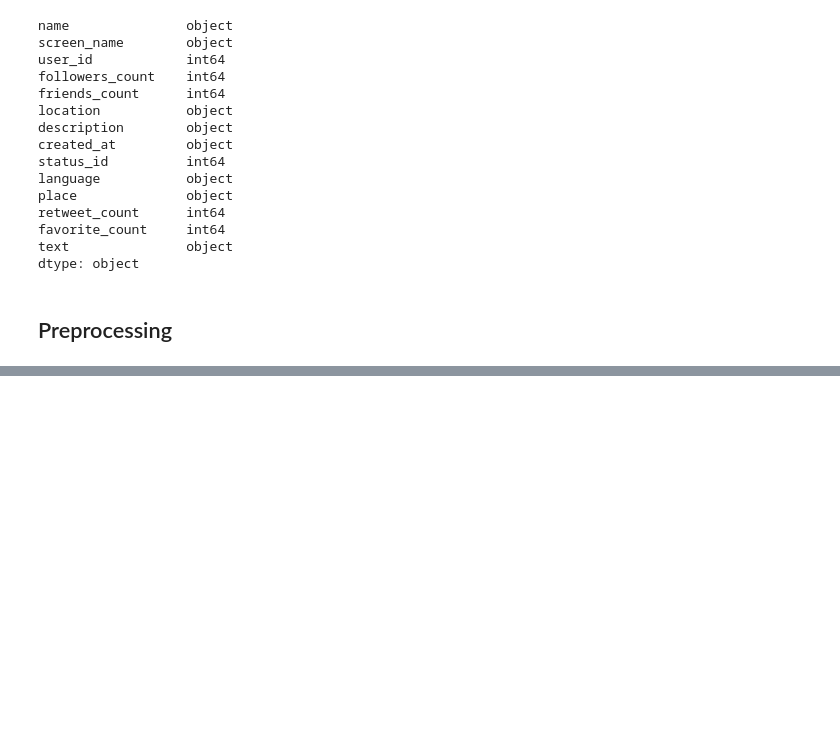
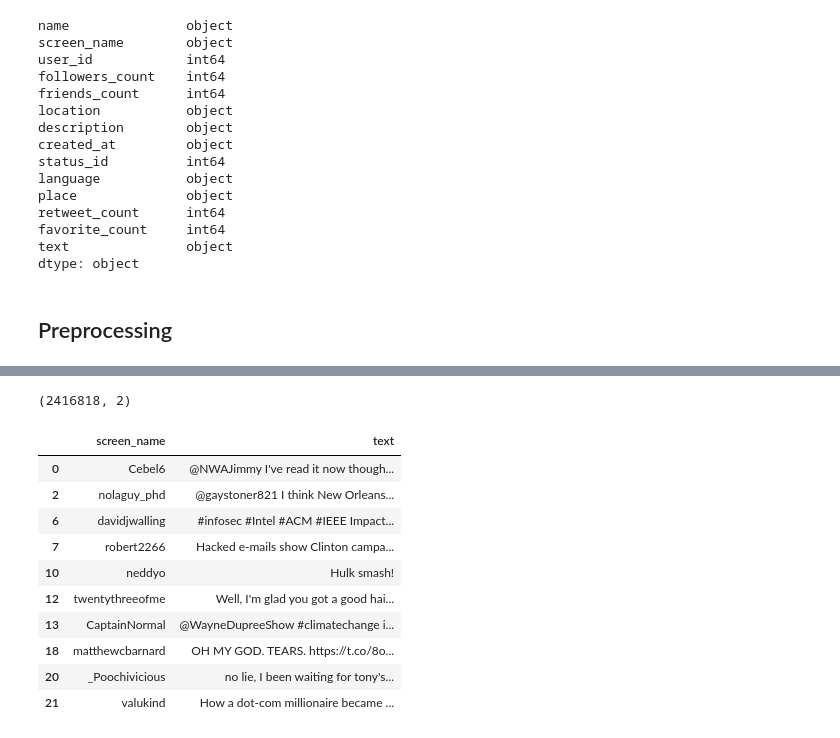
Before and after one commit to aaronenberg/clinton-trump-followers, a Jupyter notebook: csc177-project1.ipynb, the cells around one changed output, grey strips where cells are left out. Drawn from its saved outputs; the diff is of its cells as text; code cells hidden in the pictures; blank space fills up the shorter version.

```diff
--- a/csc177-project1.ipynb
+++ b/csc177-project1.ipynb
@@ -127,2 +72,0 @@ mentions_hashtags = mentions_hashtags.to_frame(name='mentions_hashtags')
-# %%
-tweets = tweets.join(mentions_hashtags, how='inner').head(n=30)
@@ -150,2 +72,0 @@ tweets
-# %%
-tweets = tweets.groupby('screen_name')['mentions_hashtags'].value_counts().to_frame(name='frequency')
@@ -233,0 +73,18 @@ user_mention_hashtag_frequency.head()
+# %%
+tweets.shape
+# %% [output]
+(2416818, 2)
+# %%
+tweets.head(n=10)
+# %% [output]
+|  | screen_name | text |
+| 0 | Cebel6 | @NWAJimmy I've read it now though... |
+| 2 | nolaguy_phd | @gaystoner821 I think New Orleans... |
+| 6 | davidjwalling | #infosec #Intel #ACM #IEEE Impact... |
+| 7 | robert2266 | Hacked e-mails show Clinton campa... |
+| 10 | neddyo | Hulk smash! |
+| 12 | twentythreeofme | Well, I'm glad you got a good hai... |
+| 13 | CaptainNormal | @WayneDupreeShow #climatechange i... |
+| 18 | matthewcbarnard | OH MY GOD. TEARS. https://t.co/8o... |
+| 20 | _Poochivicious | no lie, I been waiting for tony's... |
+| 21 | valukind | How a dot-com millionaire became ... |
```
Also changed, not shown: parts of 35 cells of this notebook.
